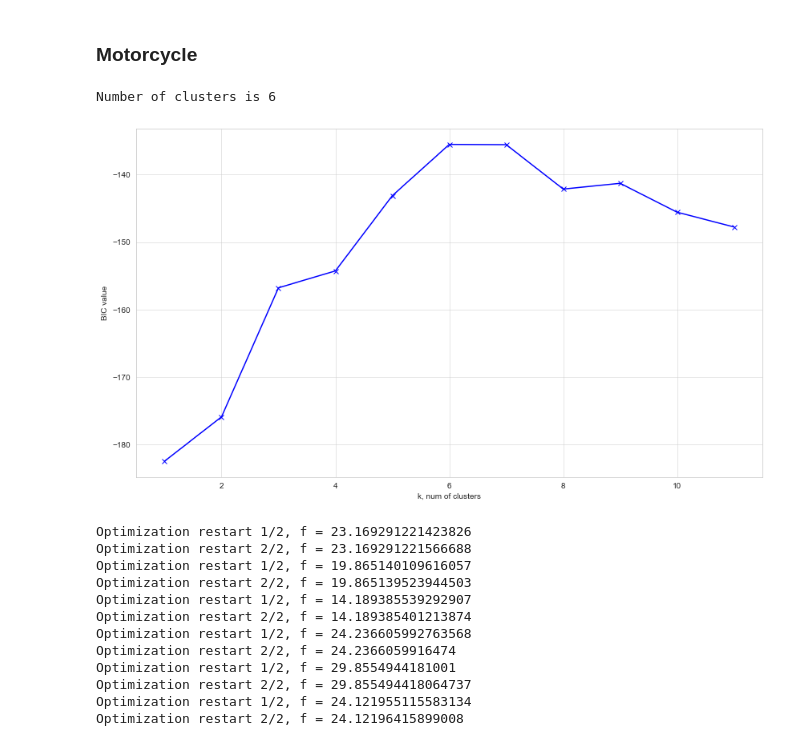
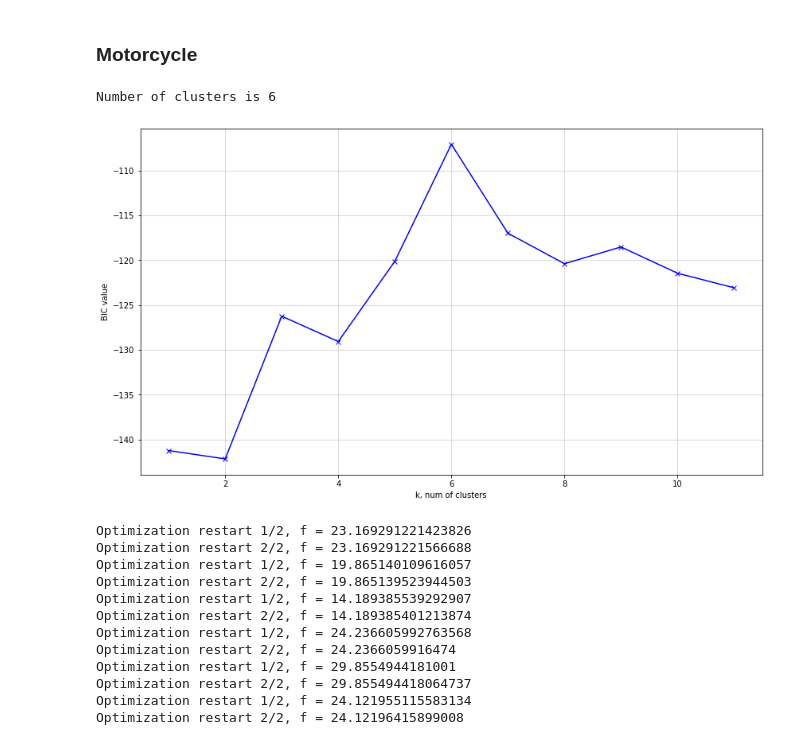
Before and after one commit to zankin/DMoGPE, a Jupyter notebook: demo.ipynb, the cells around one changed output. Saved outputs shown, nothing was run; the diff lists cells and outputs as text; code cells hidden in the pictures.

```diff
--- a/demo.ipynb
+++ b/demo.ipynb
@@ -24,10 +24,10 @@ y = scaler_y.transform(y)
 # Randomly split into train (80%) and test (20%)
 X_train, X_test, y_train, y_test = train_test_split(X, y, test_size=0.2, random_state=33)
 # %%
-DeepMixtureGPE.estimate_n_experts(np.concatenate((X,y), axis=1), criterion='BIC', random_state=11)
+DeepMixtureGPE.estimate_n_experts(np.concatenate((X_train,y_train), axis=1), criterion='BIC', random_state=11)
 # %% [output]
 Number of clusters is 6
-[figure, old version]
+[figure, new version]
 # %%
 m = DeepMixtureGPE(n_experts=6, sparse_gp=False, fix_ind_pnts=True, initial_clustering='GMM', random_state=11)
 # %%
```
Also changed, not shown: parts of 2 cells of this notebook.
